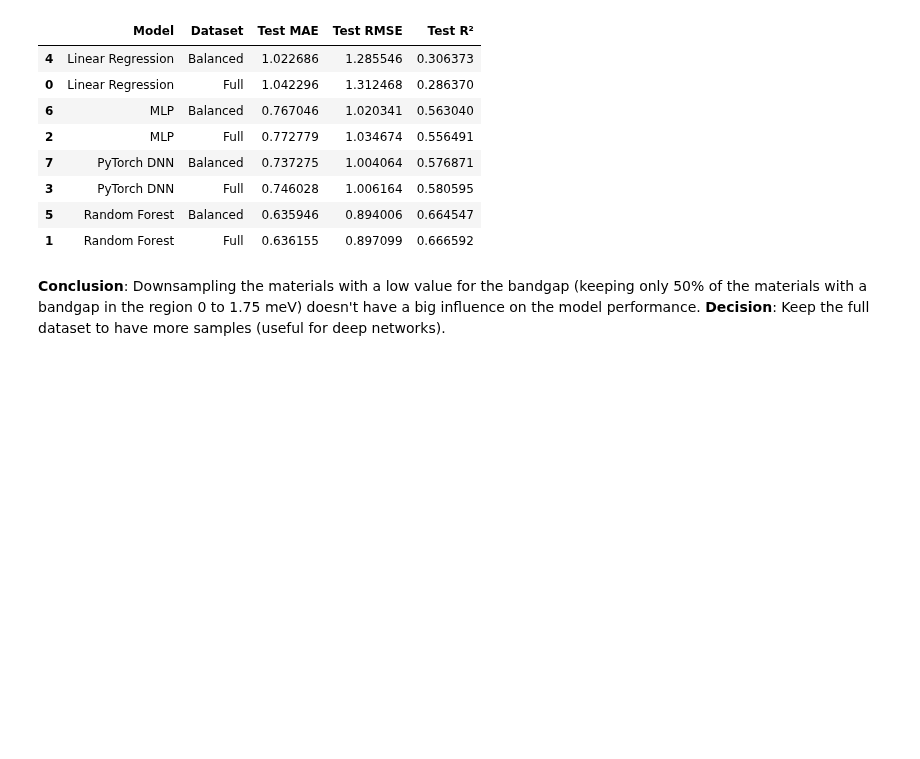
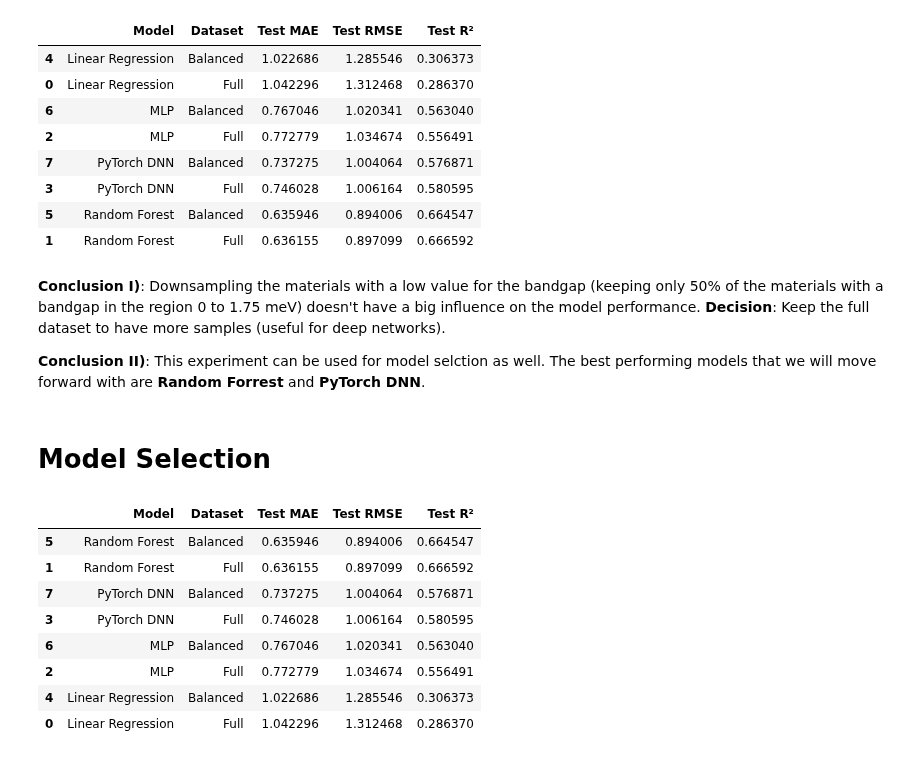
Before and after one commit to immischein/ML-bandgap, a Jupyter notebook: modeling_experiments.ipynb, the cells around one changed output. Cells and saved outputs as stored; diff of their text form; code cells hidden in the pictures; blank space fills up the shorter version.

Commit message:
Added results of experiment and model selection.

```diff
--- a/modeling_experiments.ipynb
+++ b/modeling_experiments.ipynb
@@ -497,5 +497,23 @@ display(combined_results.sort_values(by=['Model', 'Dataset']))
 | 5 | Random Forest | Balanced | 0.635946 | 0.894006 | 0.664547 |
 | 1 | Random Forest | Full | 0.636155 | 0.897099 | 0.666592 |
 # %% [markdown]
-**Conclusion**: Downsampling the materials with a low value for the bandgap (keeping only 50% of the materials with a bandgap in the region 0 to 1.75 meV) doesn't have a big influence on the model performance.
+**Conclusion I)**:
+Downsampling the materials with a low value for the bandgap (keeping only 50% of the materials with a bandgap in the region 0 to 1.75 meV) doesn't have a big influence on the model performance.
 **Decision**: Keep the full dataset to have more samples (useful for deep networks).
+
+**Conclusion II)**:
+This experiment can be used for model selction as well. The best performing models that we will move forward with are **Random Forrest** and **PyTorch DNN**.
+# %% [markdown]
+# Model Selection
+# %%
+display(combined_results.sort_values(by=['Test MAE', 'Test R²']))
+# %% [output]
+|  | Model | Dataset | Test MAE | Test RMSE | Test R² |
+| 5 | Random Forest | Balanced | 0.635946 | 0.894006 | 0.664547 |
+| 1 | Random Forest | Full | 0.636155 | 0.897099 | 0.666592 |
+| 7 | PyTorch DNN | Balanced | 0.737275 | 1.004064 | 0.576871 |
+| 3 | PyTorch DNN | Full | 0.746028 | 1.006164 | 0.580595 |
+| 6 | MLP | Balanced | 0.767046 | 1.020341 | 0.563040 |
+| 2 | MLP | Full | 0.772779 | 1.034674 | 0.556491 |
+| 4 | Linear Regression | Balanced | 1.022686 | 1.285546 | 0.306373 |
+| 0 | Linear Regression | Full | 1.042296 | 1.312468 | 0.286370 |
```
Also changed, not shown: parts of 1 cell of this notebook.
